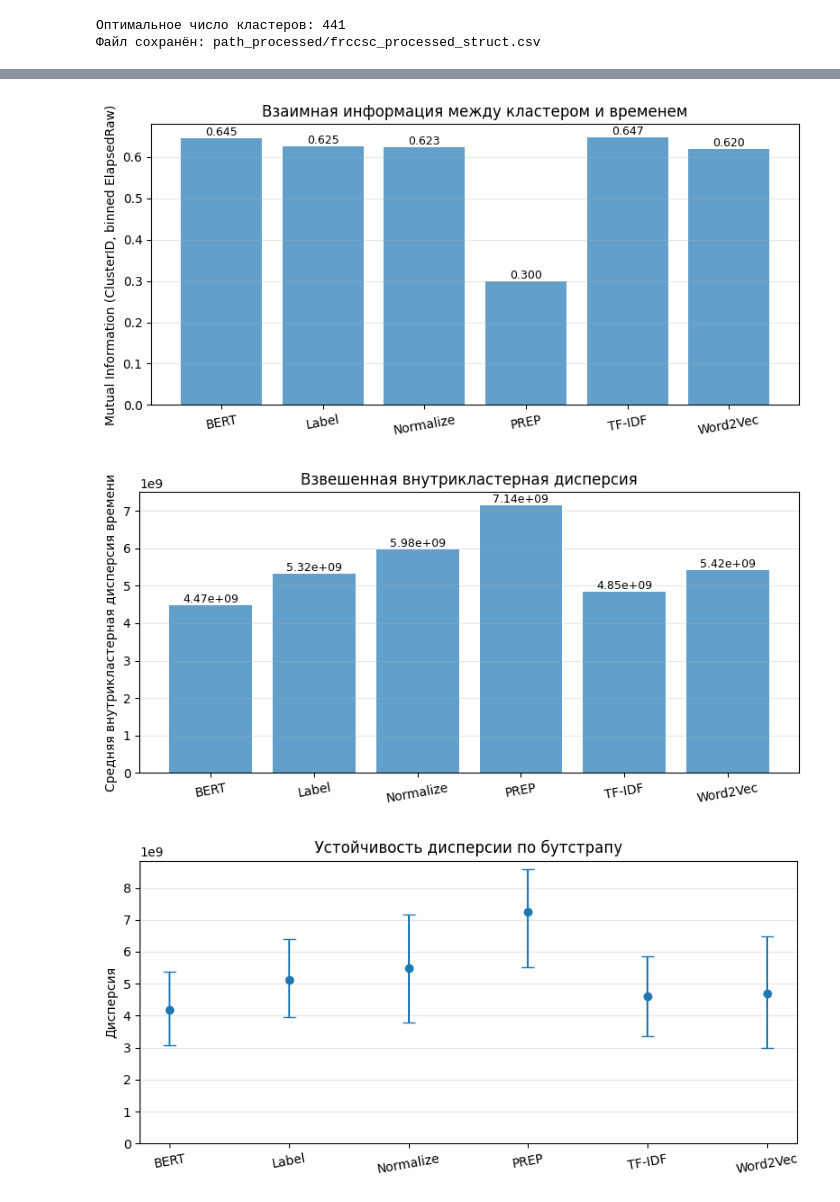
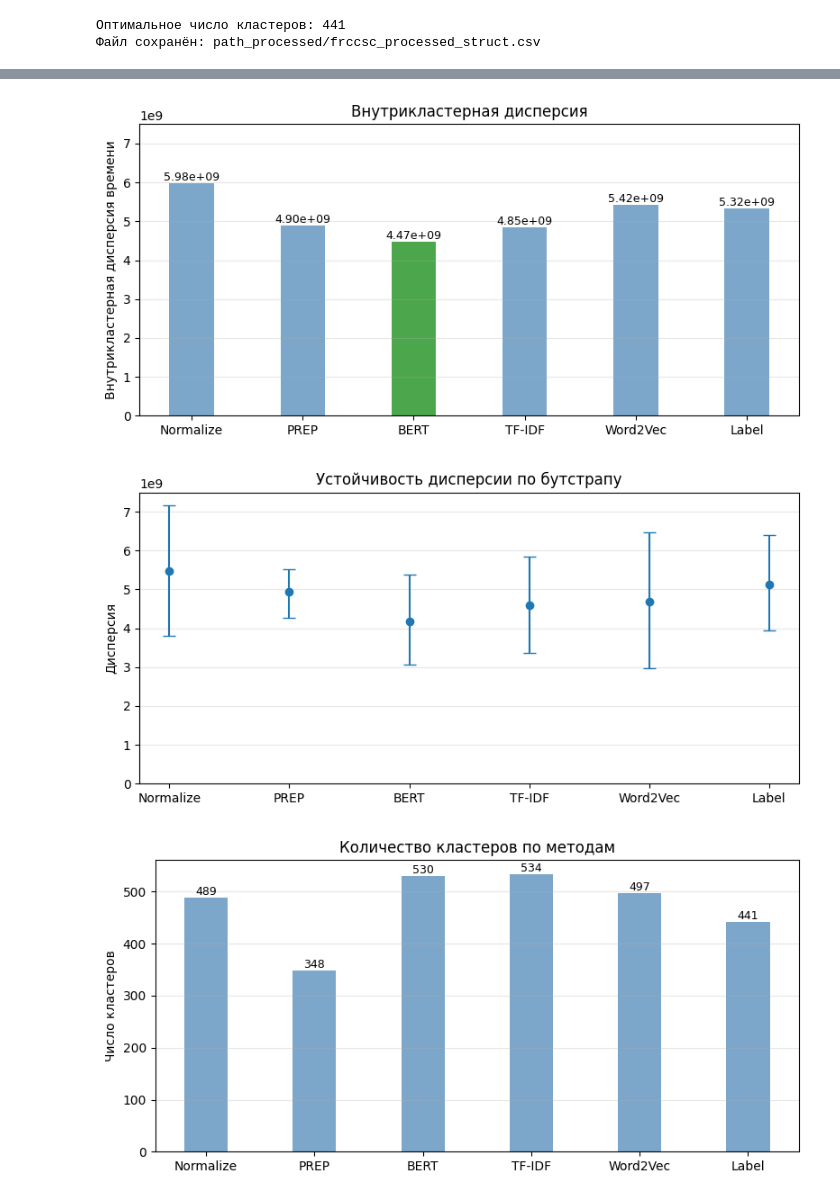
Before and after one commit to NikitM1/path-prediction, a Jupyter notebook: FilePathResearch.ipynb, the cells around one changed output, grey strips where cells are left out. Saved outputs shown, nothing was run; the diff lists cells and outputs as text; code cells hidden in the pictures.

```diff
--- a/FilePathResearch.ipynb
+++ b/FilePathResearch.ipynb
@@ -1581,9 +1289,7 @@ def summarize_bootstrap(metrics_list, metric_name):
     values = np.array(values, dtype=float)
     return np.mean(values), np.percentile(values, 2.5), np.percentile(values, 97.5)
 # %%
-# ============================================
 # ОЦЕНКА КАЧЕСТВА КЛАСТЕРИЗАЦИИ ПО ВРЕМЕНИ ВЫПОЛНЕНИЯ
-# ============================================
 import os
 import numpy as np
 import pandas as pd
@@ -1594,15 +1300,12 @@ from sklearn.preprocessing import OneHotEncoder
 from sklearn.linear_model import LinearRegression
 from scipy.stats import f_oneway, kruskal
 
-# ------------------------------
 # Конфигурация
-# ------------------------------
 
 FILES = {
     "Normalize": os.path.join(OUTPUT_DIR, "frccsc_processed_normalize.csv"),
     "PREP": os.path.join(OUTPUT_DIR, "frccsc_processed_prep_01.csv"),
     "BERT": os.path.join(OUTPUT_DIR, "frccsc_processed_bert.csv"),
-    # "BERT (DBSCAN)": os.path.join(OUTPUT_DIR, "frccsc_processed_bert_dbscan.csv"),
     "TF-IDF": os.path.join(OUTPUT_DIR, "frccsc_processed_tfidf.csv"),
     "Word2Vec": os.path.join(OUTPUT_DIR, "frccsc_processed_w2v.csv"),
     "Label": os.path.join(OUTPUT_DIR, "frccsc_processed_struct.csv")
@@ -1626,11 +1329,11 @@ for method_name, filepath in FILES.items():
     print(f"\n=== Оценка метода: {method_name} ===")
     df_method = pd.read_csv(filepath)
 
-    if TIME_COL not in df_method.columns or CLUSTER_COL not in df_method.columns:
-        print(f"[!] В файле {filepath} нет столбцов {TIME_COL} или {CLUSTER_COL}")
+    if any (c not in df_method.columns for c in (TIME_COL, CLUSTER_COL, USER_COL)):
+        print(f"[!] В файле {filepath} нет столбцов {TIME_COL} или {CLUSTER_COL} или {USER_COL}")
         continue
 
-    df_valid = df_method[[TIME_COL, CLUSTER_COL]].dropna()
+    df_valid = df_method[[TIME_COL, CLUSTER_COL, USER_COL]].dropna()
     df_valid = df_valid[df_valid[CLUSTER_COL] != -1]
 
     if df_valid.empty:
@@ -1694,9 +1397,21 @@ print(summary_df.to_string(index=False))
 # %%
 # Используем рассчитанные метрики из предыдущей ячейки
 plot_df = summary_df.copy()
-plot_df = plot_df.sort_values("Method").reset_index(drop=True)
 
-# Добавляем bootstrap-оценки для WMIV, R2 и MI
+colors_gr = ["steelblue"] * 2 + ["green"] + ["steelblue"] * 3
+colors = ["steelblue"] * 6
+
+method_order = [
+    "Normalize",
+    "PREP",
+    "BERT",
+    "TF-IDF",
+    "Word2Vec",
+    "Label",
+]
+
+plot_df = plot_df.set_index("Method").loc[method_order].reset_index()
+
 wmiv_mean_bs, wmiv_low_bs, wmiv_high_bs = [], [], []
 r2_mean_bs, r2_low_bs, r2_high_bs = [], [], []
 mi_mean_bs, mi_low_bs, mi_high_bs = [], [], []
@@ -1734,8 +1449,8 @@ labels = plot_df["Method"].tolist()
 
 # --- График 1: R^2 по методам ---
 plt.figure(figsize=(8, 4))
-bars = plt.bar(x, plot_df["r2_cluster_time"], alpha=0.8)
-plt.xticks(x, labels, rotation=10)
+bars = plt.bar(x, plot_df["r2_cluster_time"], color=colors_gr, alpha=0.8, width=0.4)
+plt.xticks(x, labels)
 plt.ylabel("R²")
 plt.title("R²(cluster → ElapsedRaw)")
 plt.grid(axis="y", alpha=0.3)
@@ -1750,7 +1465,7 @@ err_low = np.array(plot_df["r2_mean_bs"]) - np.array(plot_df["r2_low_bs"])
 err_high = np.array(plot_df["r2_high_bs"]) - np.array(plot_df["r2_mean_bs"])
 yerr = np.vstack([err_low, err_high])
 plt.errorbar(x, plot_df["r2_mean_bs"], yerr=yerr, fmt="o", capsize=5)
-plt.xticks(x, labels, rotation=10)
+plt.xticks(x, labels)
 plt.ylabel("R² (bootstrap mean и 95% CI)")
 plt.title("Устойчивость R² по бутстрапу")
 plt.grid(axis="y", alpha=0.3)
@@ -1760,27 +1475,16 @@ plt.ylim(bottom=0)
 plt.tight_layout()
 plt.show()
 
-# --- График 3: Mutual Information ---
+# --- График 4: Внутрикластерная дисперсия ---
 plt.figure(figsize=(8, 4))
-bars = plt.bar(x, plot_df["mutual_info_cluster_time"], alpha=0.7)
-plt.xticks(x, labels, rotation=10)
-plt.ylabel("Mutual Information (ClusterID, binned ElapsedRaw)")
-plt.title("Взаимная информация между кластером и временем")
-plt.grid(axis="y", alpha=0.3)
-for b, v in zip(bars, plot_df["mutual_info_cluster_time"]):
-    plt.text(b.get_x() + b.get_width()/2, b.get_height(), f"{v:.3f}", ha="center", va="bottom", fontsize=9)
-plt.tight_layout()
-plt.show()
-
-# --- График 4: Средняя внутрикластерная дисперсия ---
-plt.figure(figsize=(8, 4))
-bars = plt.bar(x, plot_df["weighted_mean_intra_var"], alpha=0.7)
-plt.xticks(x, labels, rotation=10)
-plt.ylabel("Средняя внутрикластерная дисперсия времени")
-plt.title("Взвешенная внутрикластерная дисперсия")
+bars = plt.bar(x, plot_df["weighted_mean_intra_var"], color=colors_gr, alpha=0.7, width=0.4)
+plt.xticks(x, labels)
+plt.ylabel("Внутрикластерная дисперсия времени")
+plt.title("Внутрикластерная дисперсия")
 plt.grid(axis="y", alpha=0.3)
 for b, v in zip(bars, plot_df["weighted_mean_intra_var"]):
     plt.text(b.get_x() + b.get_width()/2, b.get_height(), f"{v:.2e}", ha="center", va="bottom", fontsize=9)
+plt.ylim(bottom=0, top=7500000000)
 plt.tight_layout()
 plt.show()
 
@@ -1790,18 +1494,18 @@ err_low = np.array(plot_df["wmiv_mean_bs"]) - np.array(plot_df["wmiv_low_bs"])
 err_high = np.array(plot_df["wmiv_high_bs"]) - np.array(plot_df["wmiv_mean_bs"])
 yerr = np.vstack([err_low, err_high])
 plt.errorbar(x, plot_df["wmiv_mean_bs"], yerr=yerr, fmt="o", capsize=5)
-plt.xticks(x, labels, rotation=10)
+plt.xticks(x, labels)
 plt.ylabel("Дисперсия")
 plt.title("Устойчивость дисперсии по бутстрапу")
 plt.grid(axis="y", alpha=0.3)
-plt.ylim(bottom=0)
+plt.ylim(bottom=0, top=7500000000)
 plt.tight_layout()
 plt.show()
 
 # --- График 6: Число кластеров ---
 plt.figure(figsize=(8, 4))
-bars = plt.bar(x, plot_df["n_clusters"], alpha=0.7)
-plt.xticks(x, labels, rotation=10)
+bars = plt.bar(x, plot_df["n_clusters"], color=colors, alpha=0.7, width=0.4)
+plt.xticks(x, labels)
 plt.ylabel("Число кластеров")
 plt.title("Количество кластеров по методам")
 plt.grid(axis="y", alpha=0.3)
@@ -1815,3 +1519,3 @@ plt.show()
-[figure, old version]
+[figure, new version]
-[figure, old version]
+[figure, new version]
-[figure, old version]
+[figure, new version]
```
Also changed, not shown: parts of 18 cells of this notebook, 55 other files.
